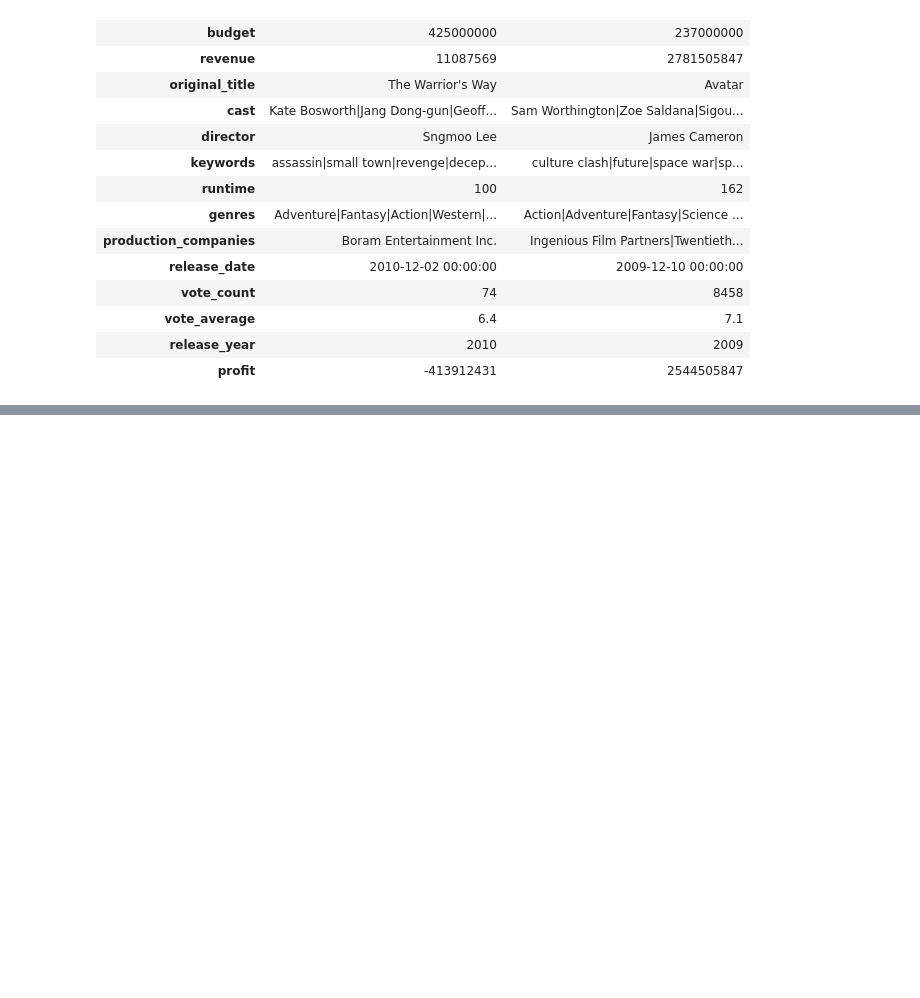
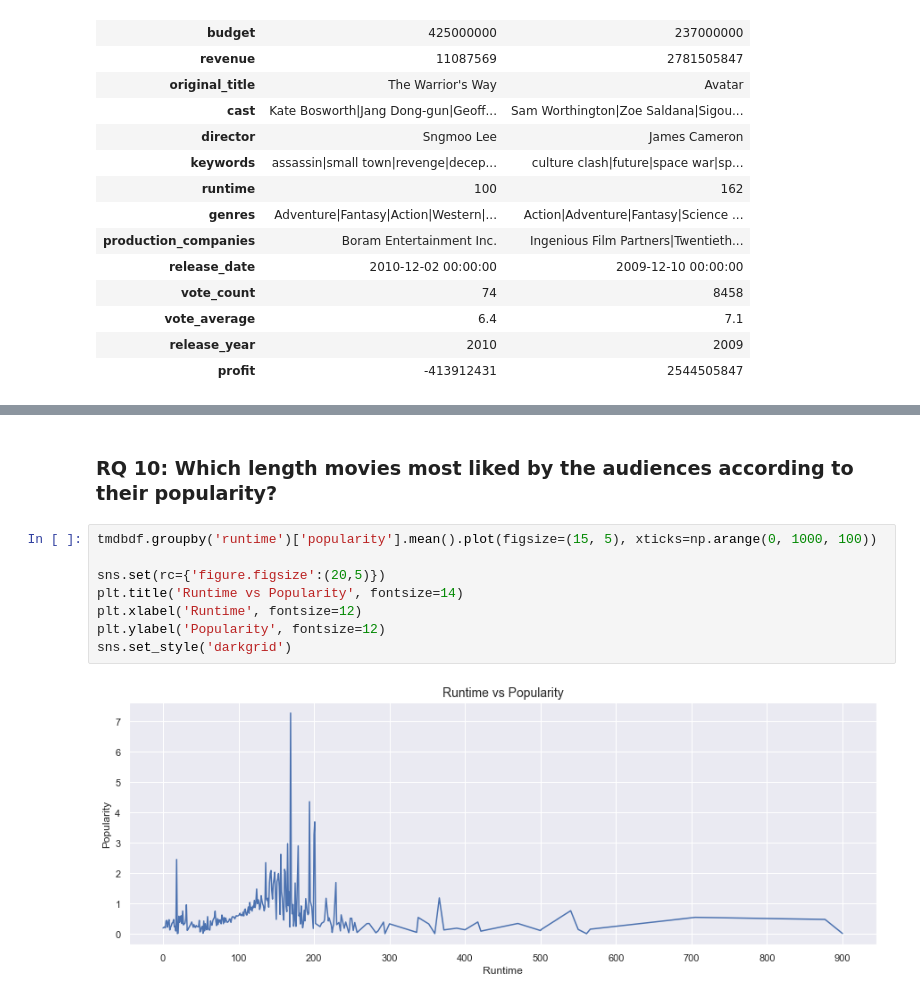
Before and after one commit to kailashdragon/data_analysis_project, a Jupyter notebook: Project_TMDb_Movies.ipynb, the cells around one changed output, grey strips where cells are left out. Saved outputs shown, nothing was run; the diff lists cells and outputs as text; blank space fills up the shorter version.

```diff
--- a/Project_TMDb_Movies.ipynb
+++ b/Project_TMDb_Movies.ipynb
@@ -216,0 +225,12 @@ sns.pointplot(x=y, y=x)
+# %% [markdown]
+### RQ 10: Which length movies most liked by the audiences according to their popularity?
+# %%
+tmdbdf.groupby('runtime')['popularity'].mean().plot(figsize=(15, 5), xticks=np.arange(0, 1000, 100))
+
+sns.set(rc={'figure.figsize':(20,5)})
+plt.title('Runtime vs Popularity', fontsize=14)
+plt.xlabel('Runtime', fontsize=12)
+plt.ylabel('Popularity', fontsize=12)
+sns.set_style('darkgrid')
+# %% [output]
+[figure, added]
```
Also changed, not shown: parts of 19 cells of this notebook.
